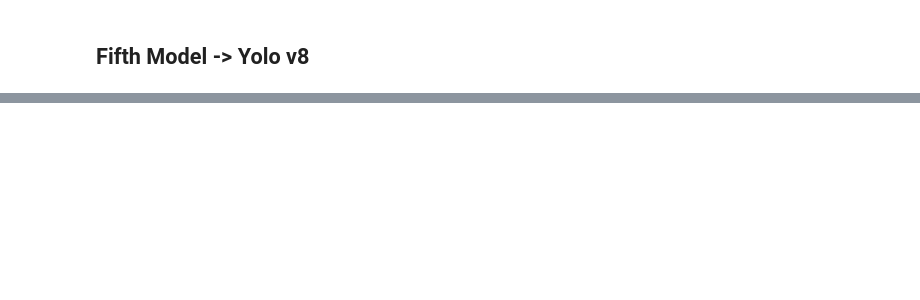
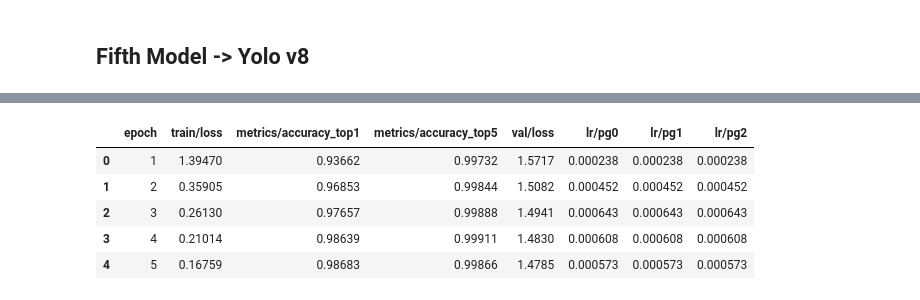
Before and after one commit to djmk/Data-Science-Machine-Learning-Projects, a Jupyter notebook: State_Farm_Distracted_Driver_Detection/State Farm Distracted Driver Detection.ipynb, the cells around one changed output, grey strips where cells are left out. Cells and saved outputs as stored; diff of their text form; code cells hidden in the pictures; blank space fills up the shorter version.

```diff
--- a/State_Farm_Distracted_Driver_Detection/State Farm Distracted Driver Detection.ipynb
+++ b/State_Farm_Distracted_Driver_Detection/State Farm Distracted Driver Detection.ipynb
@@ -771,0 +699,10 @@ Accuracy based on our VOLO V8 Model :- 99.40%
+# %%
+df= pd.read_csv('./runs/classify/train3/results.csv')
+df.head()
+# %% [output]
+|  | epoch | train/loss | metrics/accuracy_top1 | metrics/accuracy_top5 | val/loss | lr/pg0 | lr/pg1 | lr/pg2 |
+| 0 | 1 | 1.39470 | 0.93662 | 0.99732 | 1.5717 | 0.000238 | 0.000238 | 0.000238 |
+| 1 | 2 | 0.35905 | 0.96853 | 0.99844 | 1.5082 | 0.000452 | 0.000452 | 0.000452 |
+| 2 | 3 | 0.26130 | 0.97657 | 0.99888 | 1.4941 | 0.000643 | 0.000643 | 0.000643 |
+| 3 | 4 | 0.21014 | 0.98639 | 0.99911 | 1.4830 | 0.000608 | 0.000608 | 0.000608 |
+| 4 | 5 | 0.16759 | 0.98683 | 0.99866 | 1.4785 | 0.000573 | 0.000573 | 0.000573 |
```
Also changed, not shown: parts of 77 cells of this notebook.
